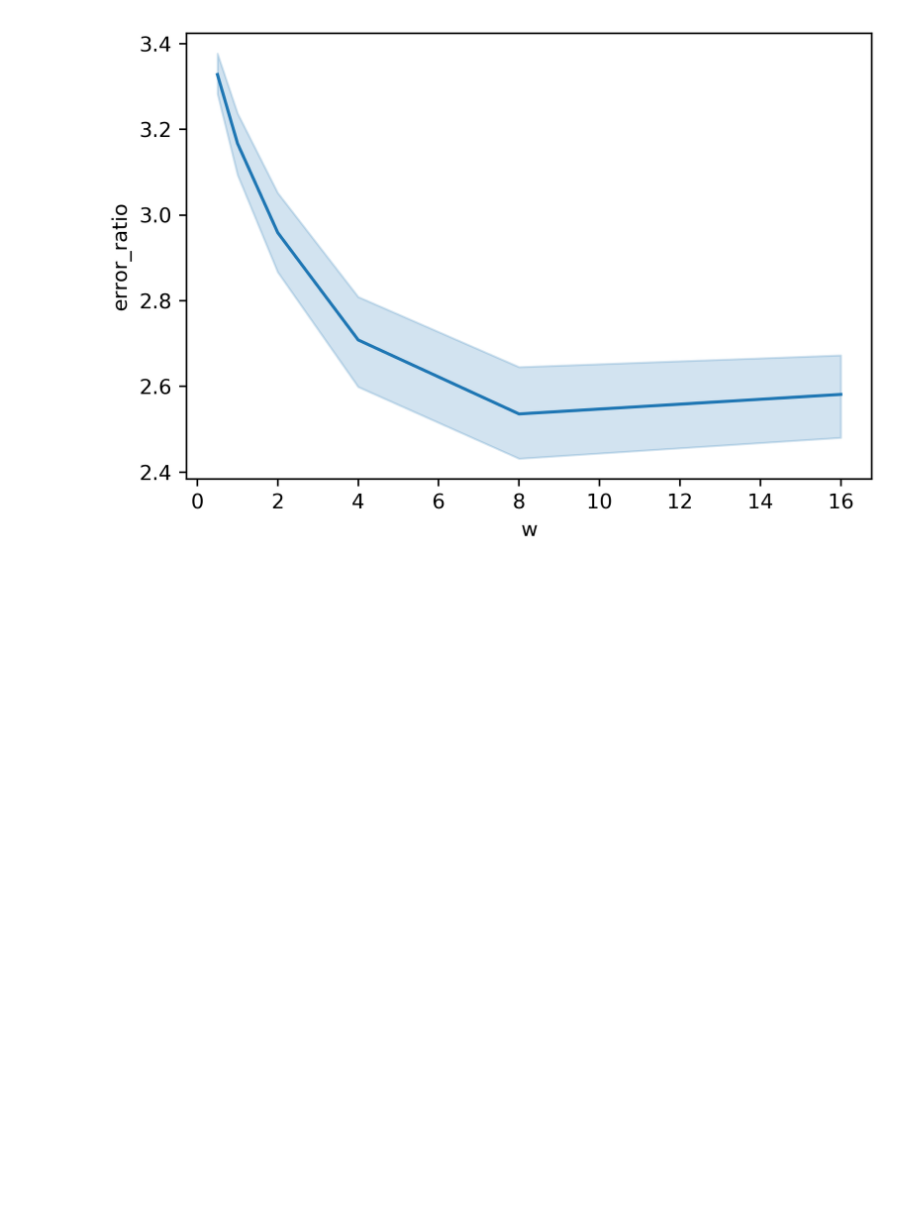
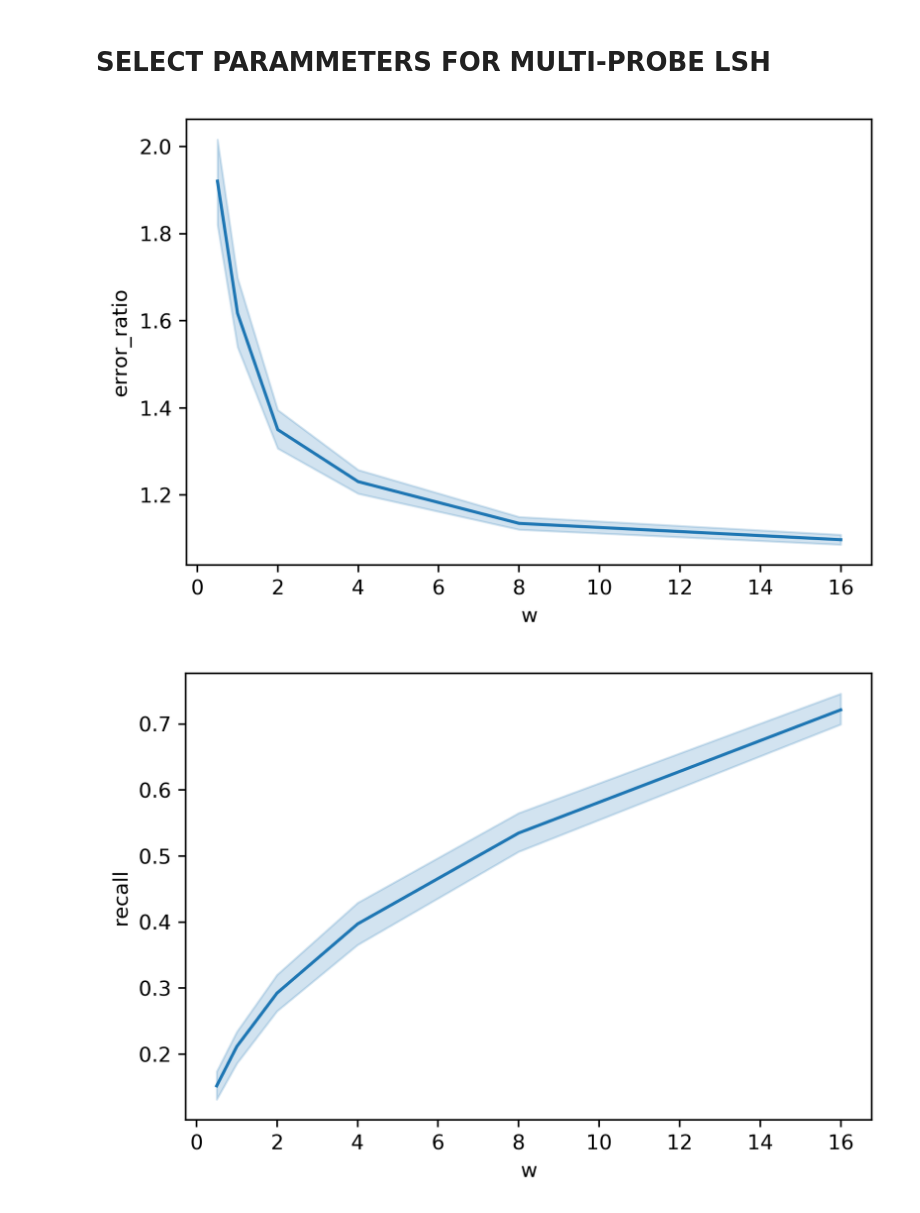
Before and after one commit to lizeyan/lsh, a Jupyter notebook: collect_results.ipynb, the cells around one changed output. Cells and saved outputs as stored; diff of their text form; code cells hidden in the pictures; blank space fills up the shorter version.

```diff
--- a/collect_results.ipynb
+++ b/collect_results.ipynb
@@ -1,3 +3,3 @@
 # %%
 import pandas as pd
-data = pd.read_csv("outputs/basic_multi_probe/results/1559121161.csv")
+basic_multi_probe_data = pd.read_csv("outputs/basic_multi_probe/results/1559273508.csv")
@@ -4,11 +21,18 @@ data = pd.read_csv("outputs/basic_multi_probe/results/1559121161.csv")
+# %% [markdown]
+# SELECT PARAMMETERS FOR MULTI-PROBE LSH
 # %%
 import seaborn as sns
 import matplotlib.pyplot as plt
 # %%
 fig = plt.figure(dpi=326)
 sns.lineplot(x='w', y='error_ratio', data=data)
 plt.show()
+
+fig = plt.figure(dpi=326)
+sns.lineplot(x='w', y='recall', data=data)
+plt.show()
 plt.close()
 # %% [output]
-[figure, old version]
+[figure, new version]
+[figure, added]
 # %%
```
Also changed, not shown: parts of 9 cells of this notebook, 8 other files.
